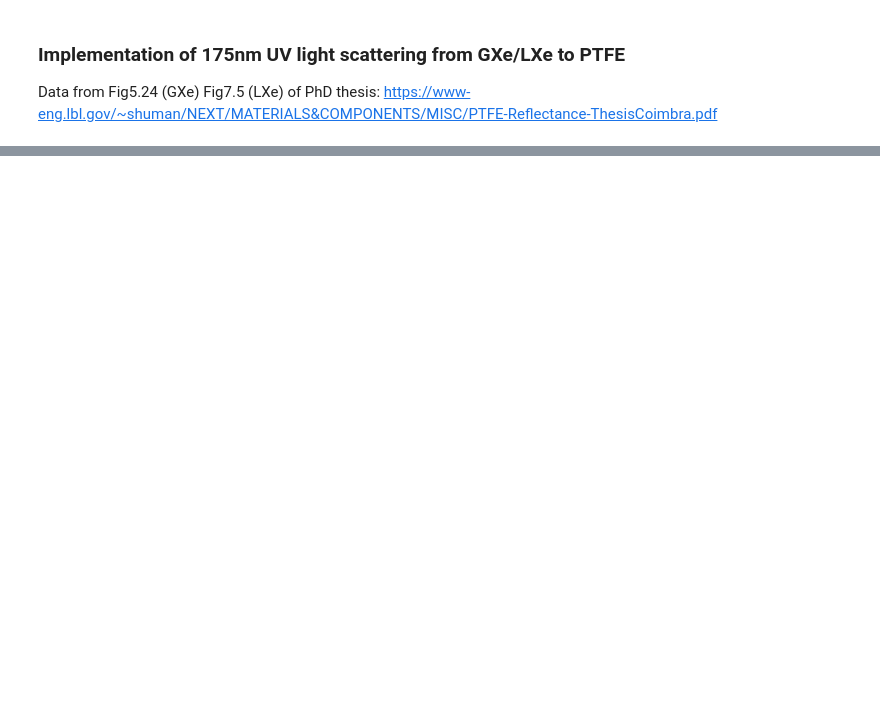
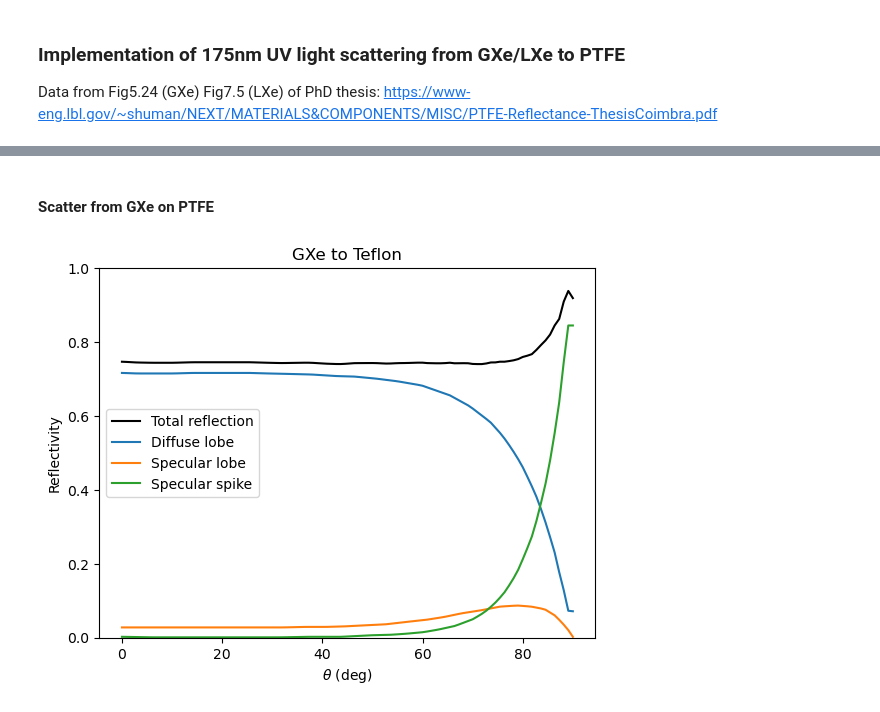
Before and after one commit to acolijn/OptoSim, a Jupyter notebook: notebook/PTFEScatterVerification.ipynb, the cells around one changed output, grey strips where cells are left out. Drawn from its saved outputs; the diff is of its cells as text; code cells hidden in the pictures; blank space fills up the shorter version.

```diff
--- a/notebook/PTFEScatterVerification.ipynb
+++ b/notebook/PTFEScatterVerification.ipynb
@@ -5,3 +1,35 @@ from scipy.interpolate import CubicSpline
+# %%
+import sys
+sys.path.insert(0,'../python/')
+from OpticalPhoton import *
+from PTFEScatter import scatter_on_ptfe
+import matplotlib.pyplot as plt
+import matplotlib as mpl
+import numpy as np
+import json
+
+def plot_scatter(medium):
+    """
+    Plot reflectivity as a function of incident angle for GXe/LXe to PTFE
+
+    Input
+    -------
+    medium - LXe or GXe
+
+    """
+
+    theta = np.linspace(0.,np.pi/2,100)
+    r_tot, r_diff_lobe, r_spec_lobe, r_spec_spike = scatter_on_ptfe(theta,medium)
+    theta_deg = theta*180/np.pi
+    plt.plot(theta_deg,r_tot,label='Total reflection', color='black')
+    plt.plot(theta_deg,r_diff_lobe, label='Diffuse lobe')
+    plt.plot(theta_deg,r_spec_lobe, label='Specular lobe')
+    plt.plot(theta_deg,r_spec_spike, label='Specular spike')
+    plt.xlabel('$\\theta$ (deg)')
+    plt.ylabel('Reflectivity')
+    plt.ylim([0,1])
+    plt.title(medium+" to Teflon")
+    plt.legend()
 # %% [markdown]
 ### Implementation of 175nm UV light scattering from GXe/LXe to PTFE
 
@@ -98,0 +38,6 @@ plt.legend()
+# %% [markdown]
+#### Scatter from GXe on PTFE
+# %%
+plot_scatter('GXe')
+# %% [output]
+[figure, added]
```
Also changed, not shown: parts of 6 cells of this notebook, 10 other files.
